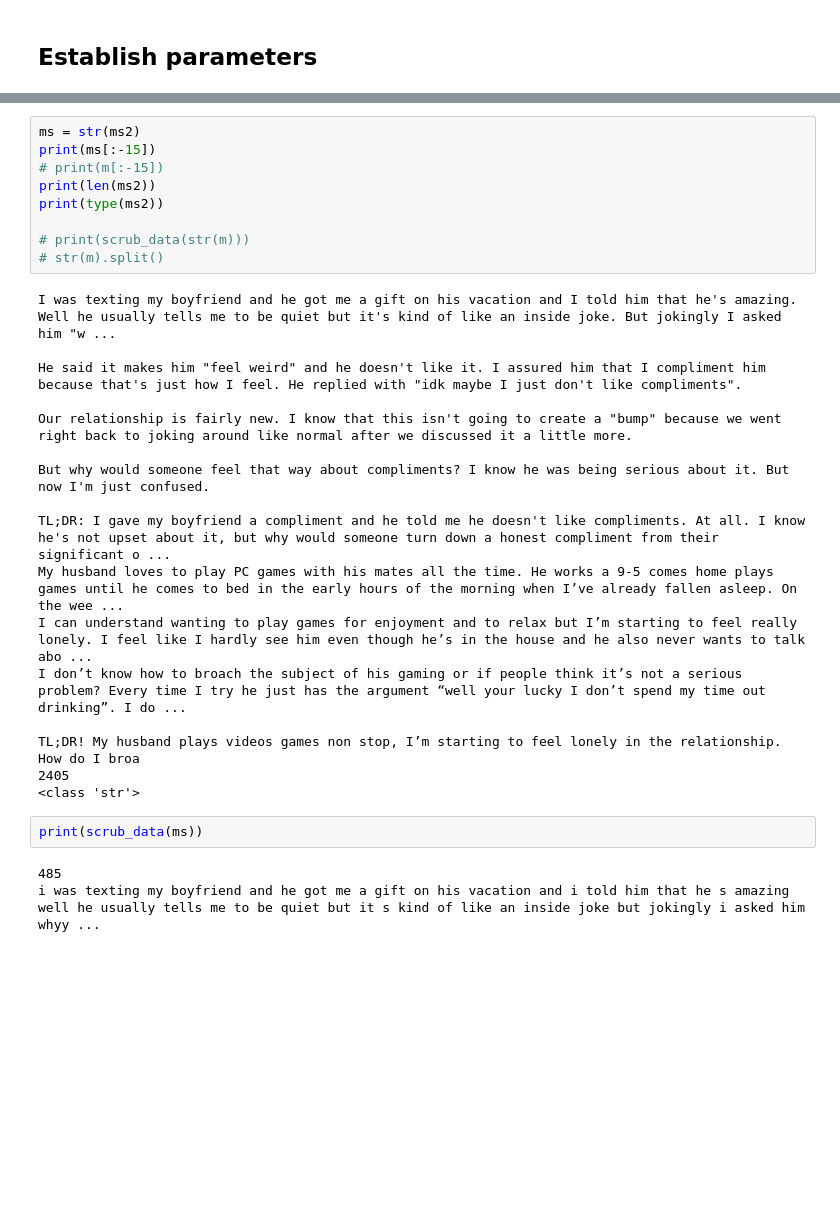
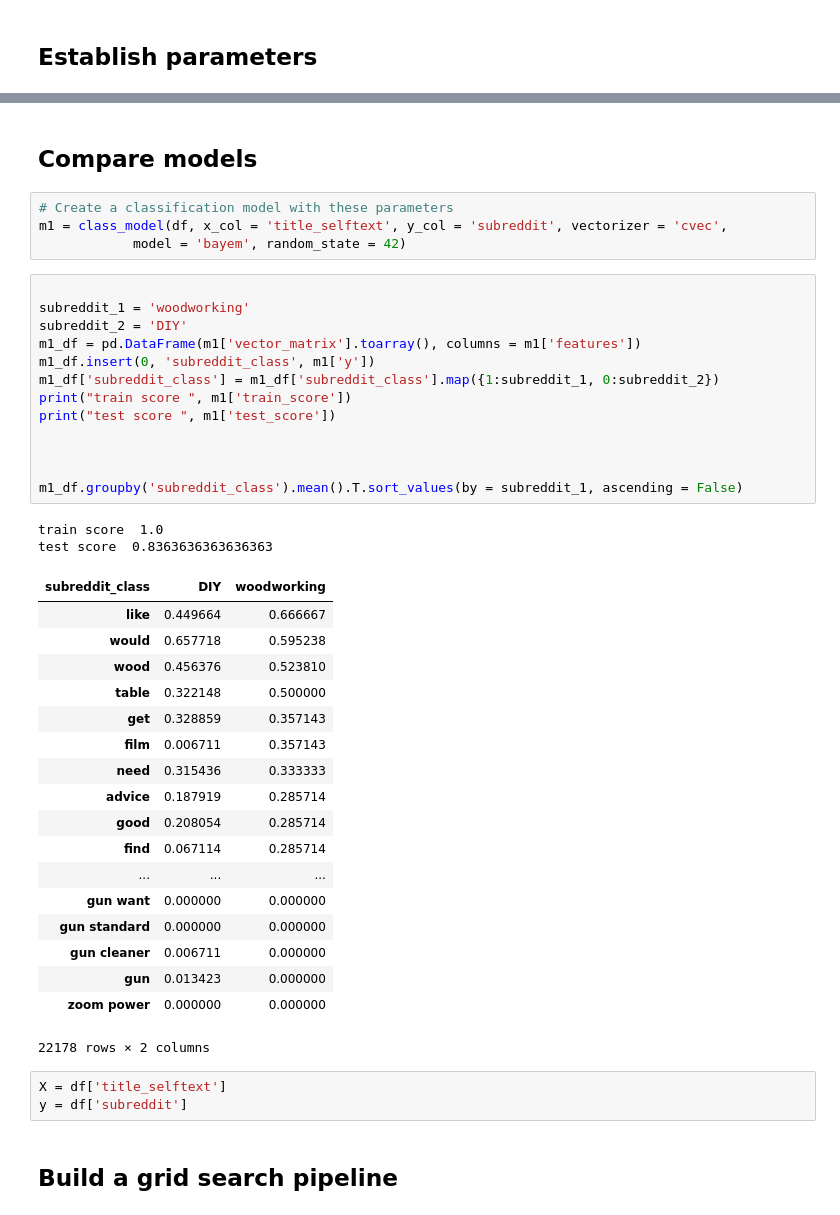
Before and after one commit to sgodfrey66/reddit_posts, a Jupyter notebook: code/Modeling.ipynb, the cells around one changed output, grey strips where cells are left out. Saved outputs shown, nothing was run; the diff lists cells and outputs as text; blank space fills up the shorter version.

Commit message:
Modeling work

```diff
--- a/code/Modeling.ipynb
+++ b/code/Modeling.ipynb
@@ -99,31 +235,45 @@ for i in m:
-# %%
-ms = str(ms2)
-print(ms[:-15])
-# print(m[:-15])
-print(len(ms2))
-print(type(ms2))
-
-# print(scrub_data(str(m)))
-# str(m).split()
-# %% [output]
-I was texting my boyfriend and he got me a gift on his vacation and I told him that he's amazing. Well he usually tells me to be quiet but it's kind of like an inside joke. But jokingly I asked him "w ...
-
-He said it makes him "feel weird" and he doesn't like it. I assured him that I compliment him because that's just how I feel. He replied with "idk maybe I just don't like compliments".
-
-Our relationship is fairly new. I know that this isn't going to create a "bump" because we went right back to joking around like normal after we discussed it a little more.
-
-But why would someone feel that way about compliments? I know he was being serious about it. But now I'm just confused.
-
-TL;DR: I gave my boyfriend a compliment and he told me he doesn't like compliments. At all. I know he's not upset about it, but why would someone turn down a honest compliment from their significant o ...
-My husband loves to play PC games with his mates all the time. He works a 9-5 comes home plays games until he comes to bed in the early hours of the morning when I’ve already fallen asleep. On the wee ...
-I can understand wanting to play games for enjoyment and to relax but I’m starting to feel really lonely. I feel like I hardly see him even though he’s in the house and he also never wants to talk abo ...
-I don’t know how to broach the subject of his gaming or if people think it’s not a serious problem? Every time I try he just has the argument “well your lucky I don’t spend my time out drinking”. I do ...
-
-TL;DR! My husband plays videos games non stop, I’m starting to feel lonely in the relationship. How do I broa
-2405
-<class 'str'>
-# %%
-print(scrub_data(ms))
-# %% [output]
-485
-i was texting my boyfriend and he got me a gift on his vacation and i told him that he s amazing well he usually tells me to be quiet but it s kind of like an inside joke but jokingly i asked him whyy ...
+# %% [markdown]
+## Compare models
+# %%
+# Create a classification model with these parameters
+m1 = class_model(df, x_col = 'title_selftext', y_col = 'subreddit', vectorizer = 'cvec',
+            model = 'bayem', random_state = 42)
+# %%
+
+subreddit_1 = 'woodworking'
+subreddit_2 = 'DIY'
+m1_df = pd.DataFrame(m1['vector_matrix'].toarray(), columns = m1['features'])
+m1_df.insert(0, 'subreddit_class', m1['y'])
+m1_df['subreddit_class'] = m1_df['subreddit_class'].map({1:subreddit_1, 0:subreddit_2})
+print("train score ", m1['train_score'])
+print("test score ", m1['test_score'])
+
+
+
+m1_df.groupby('subreddit_class').mean().T.sort_values(by = subreddit_1, ascending = False)
+# %% [output]
+train score  1.0
+test score  0.8363636363636363
+| subreddit_class | DIY | woodworking |
+| like | 0.449664 | 0.666667 |
+| would | 0.657718 | 0.595238 |
+| wood | 0.456376 | 0.523810 |
+| table | 0.322148 | 0.500000 |
+| get | 0.328859 | 0.357143 |
+| film | 0.006711 | 0.357143 |
+| need | 0.315436 | 0.333333 |
+| advice | 0.187919 | 0.285714 |
+| good | 0.208054 | 0.285714 |
+| find | 0.067114 | 0.285714 |
+| ... | ... | ... |
+| gun want | 0.000000 | 0.000000 |
+| gun standard | 0.000000 | 0.000000 |
+| gun cleaner | 0.006711 | 0.000000 |
+| gun | 0.013423 | 0.000000 |
+| zoom power | 0.000000 | 0.000000 |
+22178 rows × 2 columns
+# %%
+X = df['title_selftext']
+y = df['subreddit']
+# %% [markdown]
+## Build a grid search pipeline
```
Also changed, not shown: parts of 15 cells of this notebook, 6 other files.
